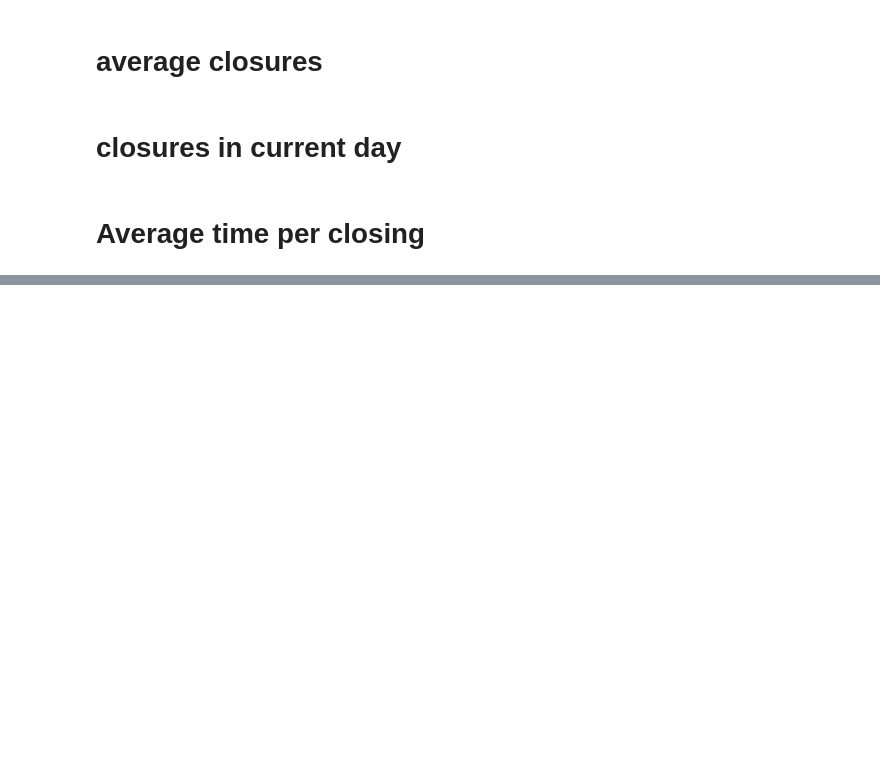
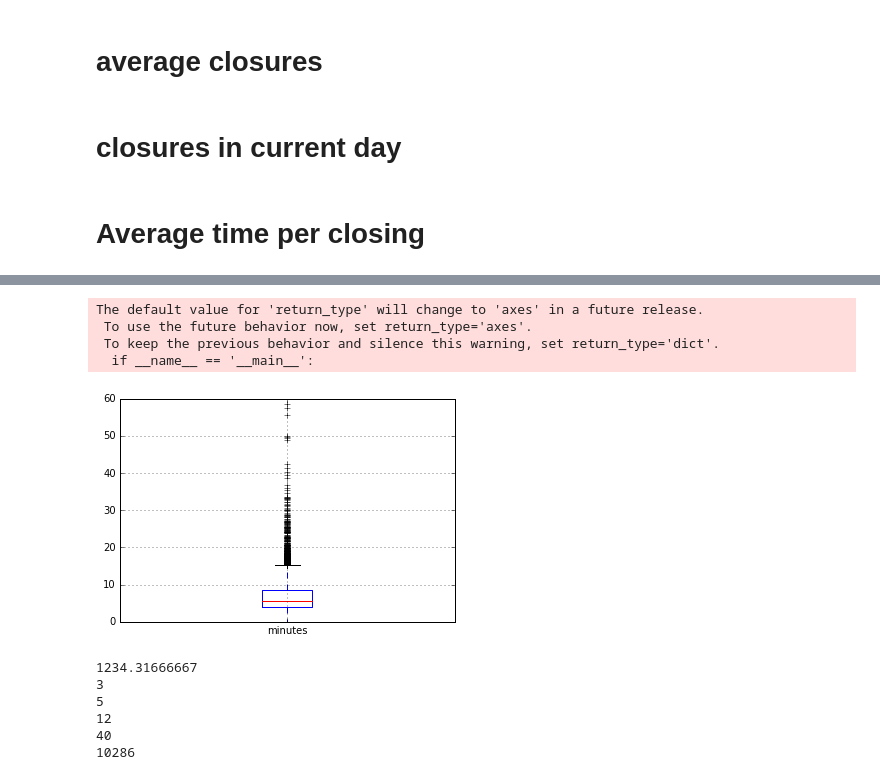
Before and after one commit to bricegnichols/bridge-stat, a Jupyter notebook: notebooks/stats.ipynb, the cells around one changed output, grey strips where cells are left out. Drawn from its saved outputs; the diff is of its cells as text; code cells hidden in the pictures; blank space fills up the shorter version.

```diff
--- a/notebooks/stats.ipynb
+++ b/notebooks/stats.ipynb
@@ -139,0 +108,27 @@ array([   2,    4,    6, ..., 5978, 5980, 5982])
+# %%
+# # Sorting by date, should have an open, followed by close event
+# fremont = fremo
+# Loop through each row to extract open/close events
+# each event starts with a close, and should be followed immediately by an opening,
+# otherwise error, skip until next close event
+all_closures = {}
+
+for bridge_name in df.groupby('bridge').count().index:
+# for bridge_name in ['University']:
+
+    bridge_closures = {}
+
+    print 'calculating avg closure time for: ' + bridge_name
+
+    bridge_df = df[df['bridge'] == bridge_name]
+
+    bridge_df = bridge_df.sort_values('local_date')
+    bridge_df.reset_index(inplace=True, drop=True)
+
+
+    for i in xrange(len(bridge_df)-1):    # iterate to next-to-last row because we check i vs i+1
+        if bridge_df.iloc[i]['event'] == 'closed':
+            if bridge_df.iloc[i+1]['event'] == 'open':
+                duration = bridge_df.iloc[i+1]['local_date'] - bridge_df.iloc[i]['local_date']
+                bridge_closures[bridge_df.iloc[i]['local_date']] = duration
+    all_closures[bridge_name] = bridge_closures
@@ -159,0 +192,25 @@ array([   2,    4,    6, ..., 5978, 5980, 5982])
+# %%
+a = duration_df[duration_df['minutes'] < 60].boxplot(column='minutes')
+# %% [output]
+The default value for 'return_type' will change to 'axes' in a future release.
+ To use the future behavior now, set return_type='axes'.
+ To keep the previous behavior and silence this warning, set return_type='dict'.
+  if __name__ == '__main__':
+[figure, added]
+# %%
+# Shows some outliers we can remove.
+
+# How many openings are more than 60 min?
+print duration_df['minutes'].max()
+print len(duration_df[duration_df['minutes'] > 90])
+print len(duration_df[duration_df['minutes'] > 60])
+print len(duration_df[duration_df['minutes'] > 45])
+print len(duration_df[duration_df['minutes'] > 30])
+print len(duration_df)
+# %% [output]
+1234.31666667
+3
+5
+12
+40
+10286
```
Also changed, not shown: parts of 15 cells of this notebook.
